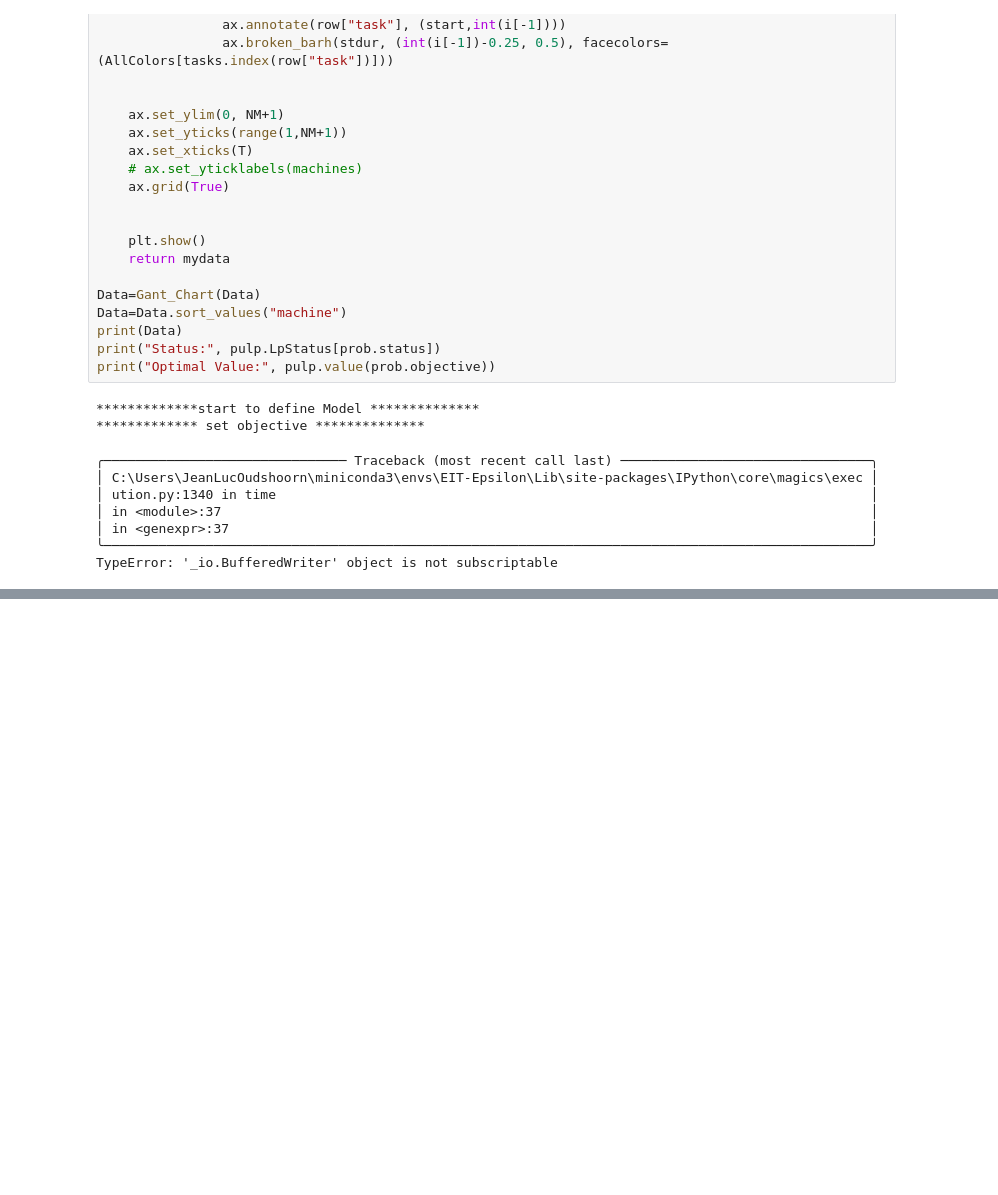
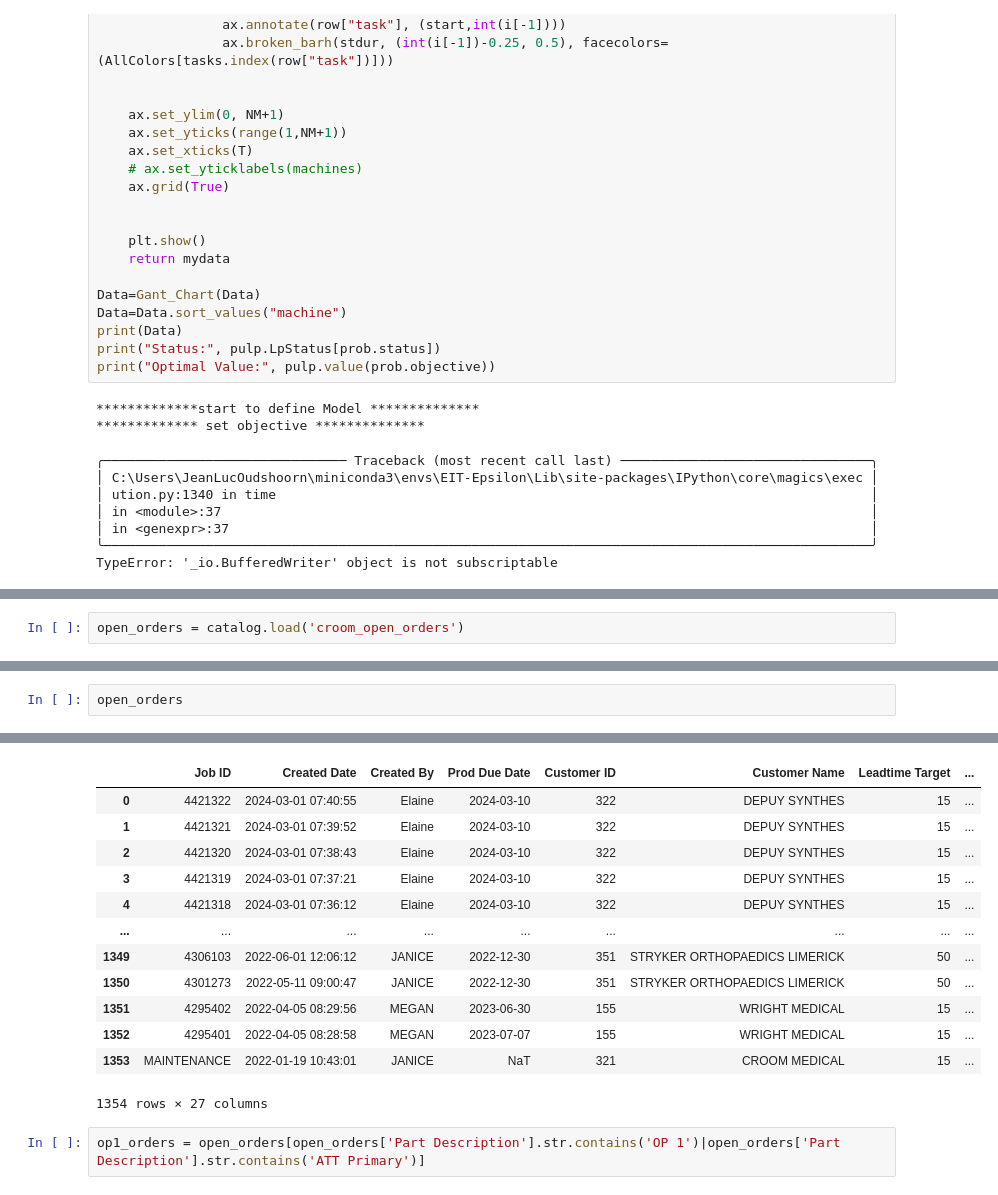
Before and after one commit to sean-comerford/EIT-Epsilon, a Jupyter notebook: notebooks/linear_programming_implementation.ipynb, the cells around one changed output, grey strips where cells are left out. Cells and saved outputs as stored; diff of their text form; blank space fills up the shorter version.

```diff
--- a/notebooks/linear_programming_implementation.ipynb
+++ b/notebooks/linear_programming_implementation.ipynb
@@ -510,0 +537,2 @@ TypeError: '_io.BufferedWriter' object is not subscriptable
+# %%
+open_orders = catalog.load('croom_open_orders')
@@ -510,0 +541,3 @@ TypeError: '_io.BufferedWriter' object is not subscriptable
+# %%
+open_orders
+# %% [output]
@@ -510,0 +545,15 @@ TypeError: '_io.BufferedWriter' object is not subscriptable
+|  | Job ID | Created Date | Created By | Prod Due Date | Customer ID | Customer Name | Leadtime Target | ... |
+| 0 | 4421322 | 2024-03-01 07:40:55 | Elaine | 2024-03-10 | 322 | DEPUY SYNTHES | 15 | ... |
+| 1 | 4421321 | 2024-03-01 07:39:52 | Elaine | 2024-03-10 | 322 | DEPUY SYNTHES | 15 | ... |
+| 2 | 4421320 | 2024-03-01 07:38:43 | Elaine | 2024-03-10 | 322 | DEPUY SYNTHES | 15 | ... |
+| 3 | 4421319 | 2024-03-01 07:37:21 | Elaine | 2024-03-10 | 322 | DEPUY SYNTHES | 15 | ... |
+| 4 | 4421318 | 2024-03-01 07:36:12 | Elaine | 2024-03-10 | 322 | DEPUY SYNTHES | 15 | ... |
+| ... | ... | ... | ... | ... | ... | ... | ... | ... |
+| 1349 | 4306103 | 2022-06-01 12:06:12 | JANICE | 2022-12-30 | 351 | STRYKER ORTHOPAEDICS LIMERICK | 50 | ... |
+| 1350 | 4301273 | 2022-05-11 09:00:47 | JANICE | 2022-12-30 | 351 | STRYKER ORTHOPAEDICS LIMERICK | 50 | ... |
+| 1351 | 4295402 | 2022-04-05 08:29:56 | MEGAN | 2023-06-30 | 155 | WRIGHT MEDICAL | 15 | ... |
+| 1352 | 4295401 | 2022-04-05 08:28:58 | MEGAN | 2023-07-07 | 155 | WRIGHT MEDICAL | 15 | ... |
+| 1353 | MAINTENANCE | 2022-01-19 10:43:01 | JANICE | NaT | 321 | CROOM MEDICAL | 15 | ... |
+1354 rows × 27 columns
+# %%
+op1_orders = open_orders[open_orders['Part Description'].str.contains('OP 1')|open_orders['Part Description'].str.contains('ATT Primary')]
```
Also changed, not shown: parts of 11 cells of this notebook, 4 other files.
